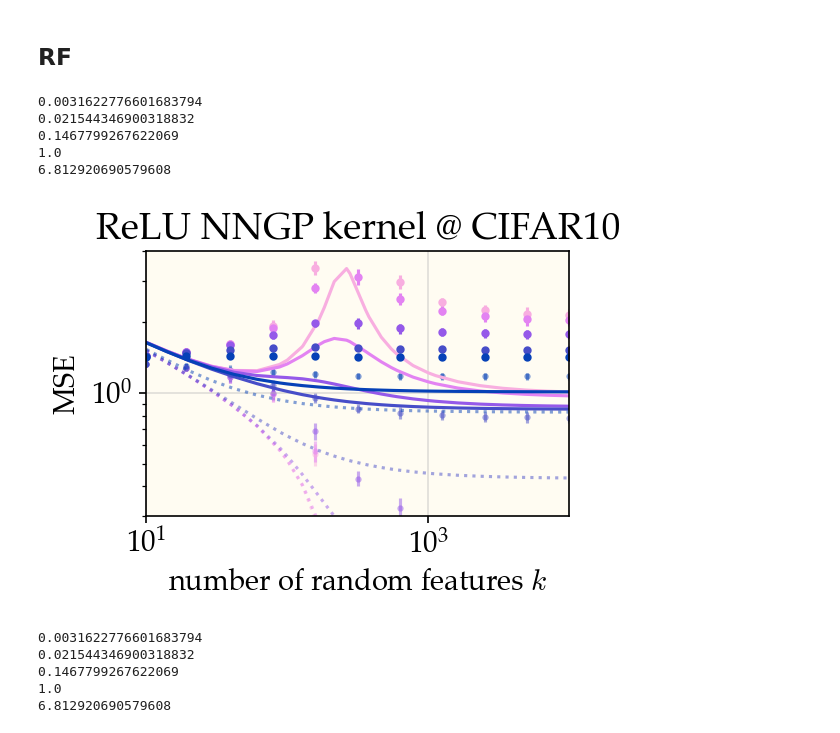
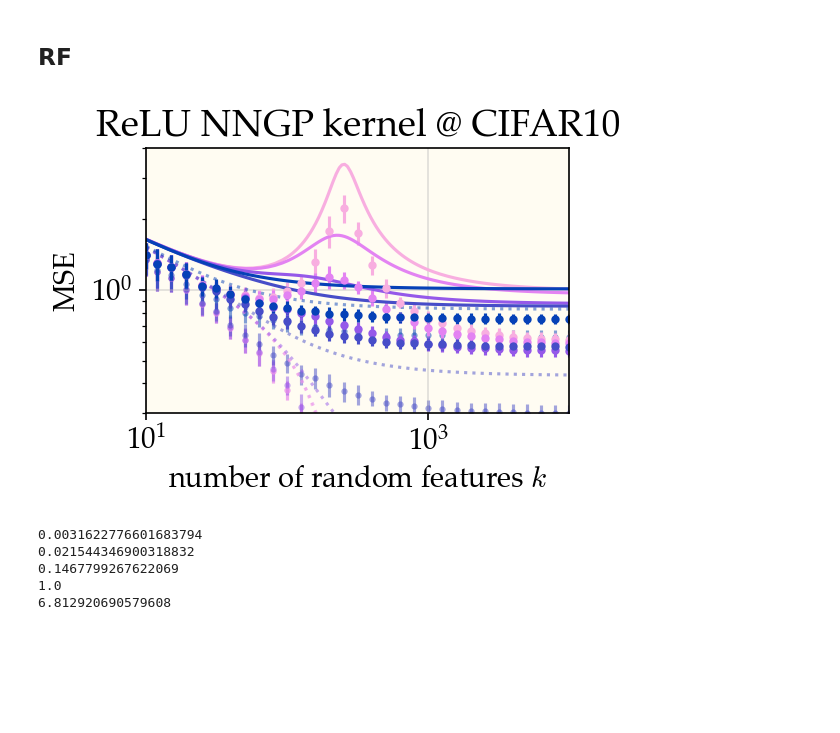
Before and after one commit to dkarkada/more-is-better, a Jupyter notebook: powerlaws.ipynb, the cells around one changed output. Saved outputs shown, nothing was run; the diff lists cells and outputs as text; code cells hidden in the pictures; blank space fills up the shorter version.

```diff
--- a/powerlaws.ipynb
+++ b/powerlaws.ipynb
@@ -163,12 +163,9 @@ ridges = theory.get_axis("ridge")
 
 for i, ridge in enumerate(ridges[3:26:5]):
     color = get_color(i)
-    print(ridge)
-
-
 
     kk = expt.get_axis("k")
-    f = 2560
+    f = 1
     expt_train_mse, err = expt.get(stats_axis='trial', n=256, ridge=ridge, result="train_mse")
     plt.errorbar(kk, expt_train_mse/f, yerr=err/f, ls='none', marker='.', markersize=6,
                  markeredgewidth=0, color=color, alpha=0.5, zorder=0)
@@ -181,39 +178,34 @@ for i, ridge in enumerate(ridges[3:26:5]):
     theory_test_mse = theory.get(n=256, ridge=ridge, result="test_mse")
     theory_train_mse = theory_test_mse * (ridge / (n * kappa))**2
     theory_test_mse = (M * theory_test_mse - n * theory_train_mse) / (M-n)
     theory_train_mse = theory_test_mse * (ridge / (n * kappa))**2
     plt.plot(kk, theory_train_mse, ls=":", color=color, alpha=0.5)
     plt.plot(kk, theory_test_mse, color=color,
              label=f"$\\delta=10^{{{np.log10(ridge)}}}$")
 
 plt.xscale('log')
 plt.yscale('log')
 plt.xlabel('number of random features $k$')
 plt.ylabel('MSE')
 plt.ylim(3e-1,4e0)
 plt.xlim(1e1,1e4)
 plt.title("ReLU NNGP kernel @ CIFAR10")
 # ridge_legend = plt.legend()
 # plt.gca().add_artist(ridge_legend)
 # plt.legend(
 #         (
 #             Line2D([0], [0], color='xkcd:navy', alpha=.75, ls=":"),
 #             Line2D([0], [0], color='xkcd:navy', alpha=.75, ls="-"),),
 #         (
 #             "train",
 #             "test",),
 #         loc='lower left',
 #     )
 plt.grid(alpha=0.4)
 plt.tight_layout()
 plt.show()
 # %% [output]
-0.0031622776601683794
-0.021544346900318832
-0.1467799267622069
-1.0
-6.812920690579608
-[figure, old version]
+[figure, new version]
 # %%
 work_dir = f"results/cifar10/fc1-nngpk"
 expt = ExperimentResults.load(f"{work_dir}/expt-n256.expt")
```
Also changed, not shown: 1 other file.
